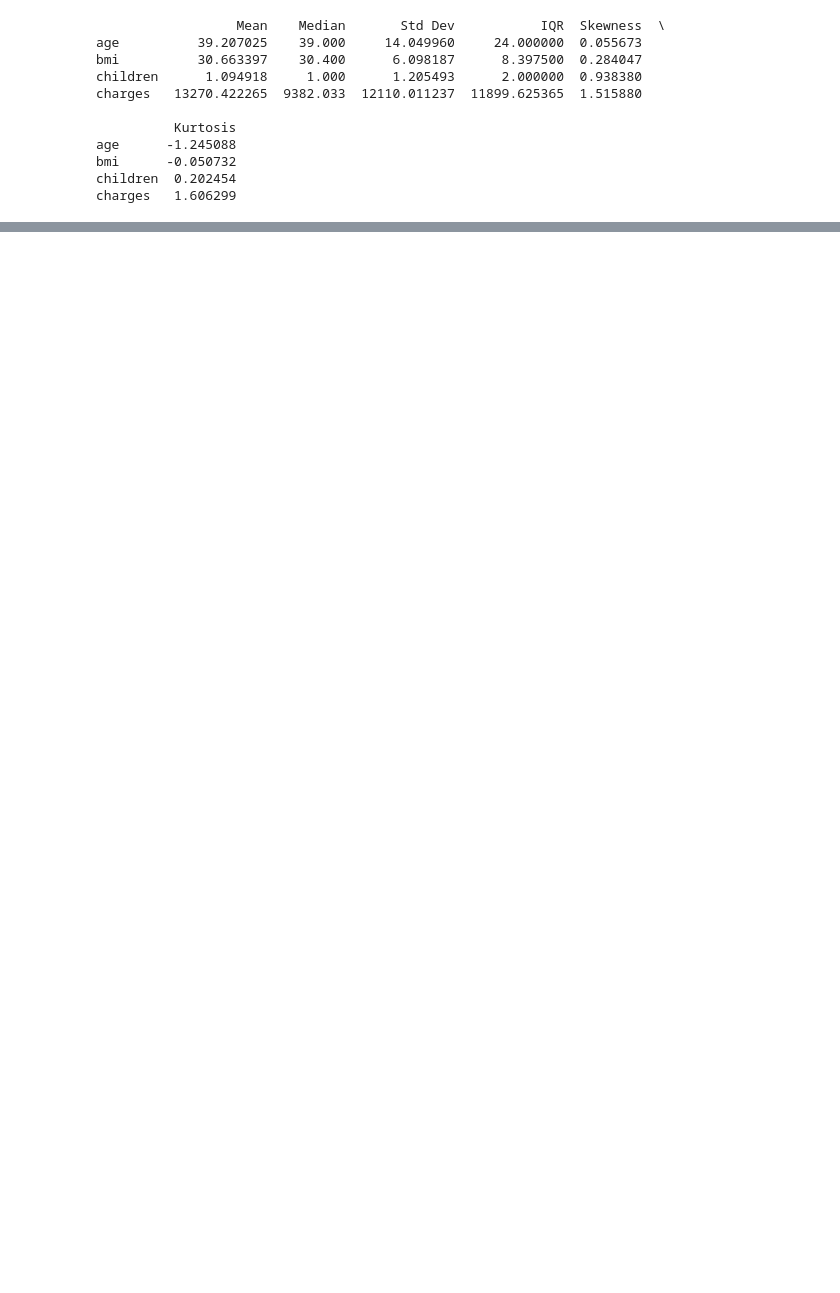
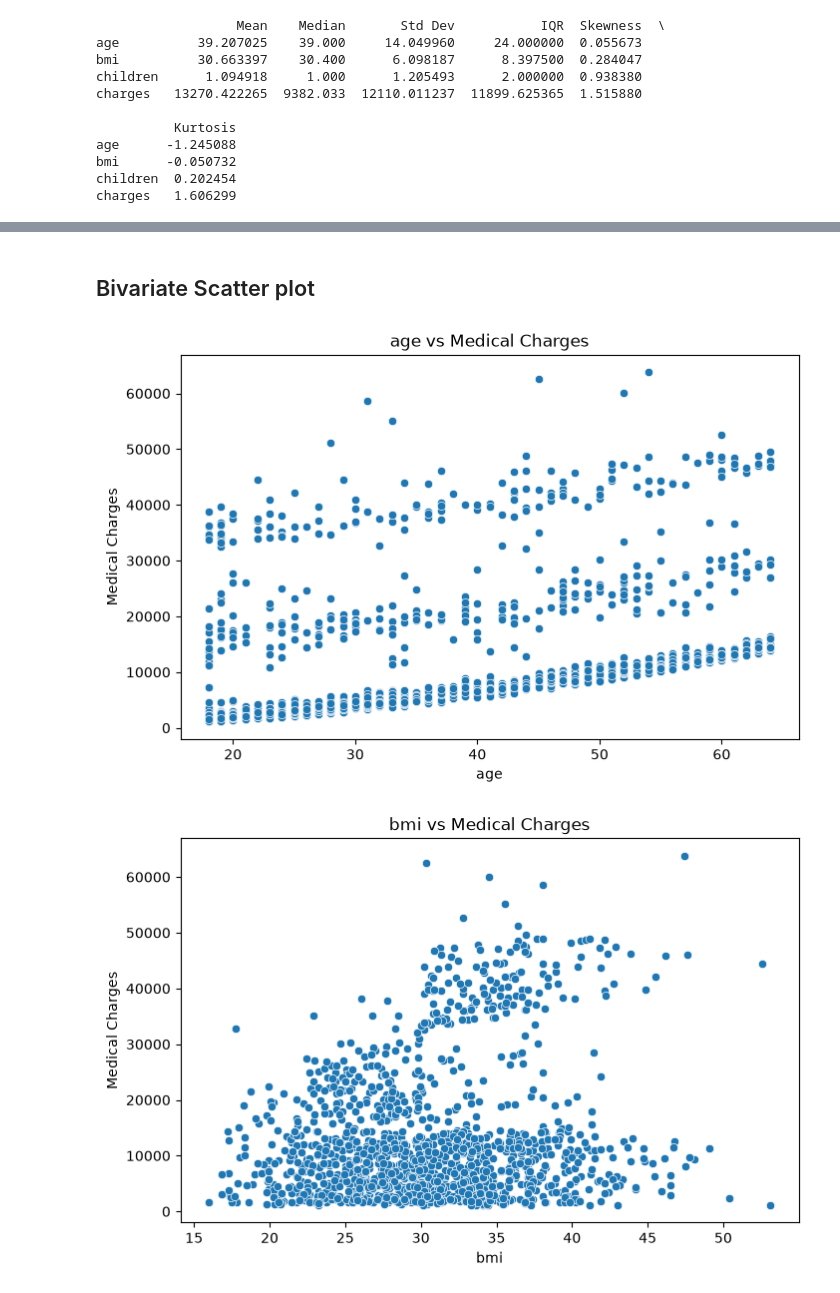
Before and after one commit to Diya0718/DS602_202618011, a Jupyter notebook: Lab04/202618011_lab04.ipynb, the cells around one changed output, grey strips where cells are left out. Drawn from its saved outputs; the diff is of its cells as text; code cells hidden in the pictures; blank space fills up the shorter version.

```diff
--- a/Lab04/202618011_lab04.ipynb
+++ b/Lab04/202618011_lab04.ipynb
@@ -72,0 +134,23 @@ charges   1.606299
+# %% [markdown]
+## Bivariate Scatter plot
+# %%
+# Scatter plots: numerical predictors vs medical charges
+
+predictors = ["age", "bmi", "children"]
+
+for column in predictors:
+    plt.figure(figsize=(8, 5))
+
+    sns.scatterplot(
+        data=df,
+        x=column,
+        y="charges"
+    )
+
+    plt.title(f"{column} vs Medical Charges")
+    plt.xlabel(column)
+    plt.ylabel("Medical Charges")
+    plt.show()
+# %% [output]
+[figure, added]
+[figure, added]
```
Also changed, not shown: parts of 39 cells of this notebook, 1 other file.
